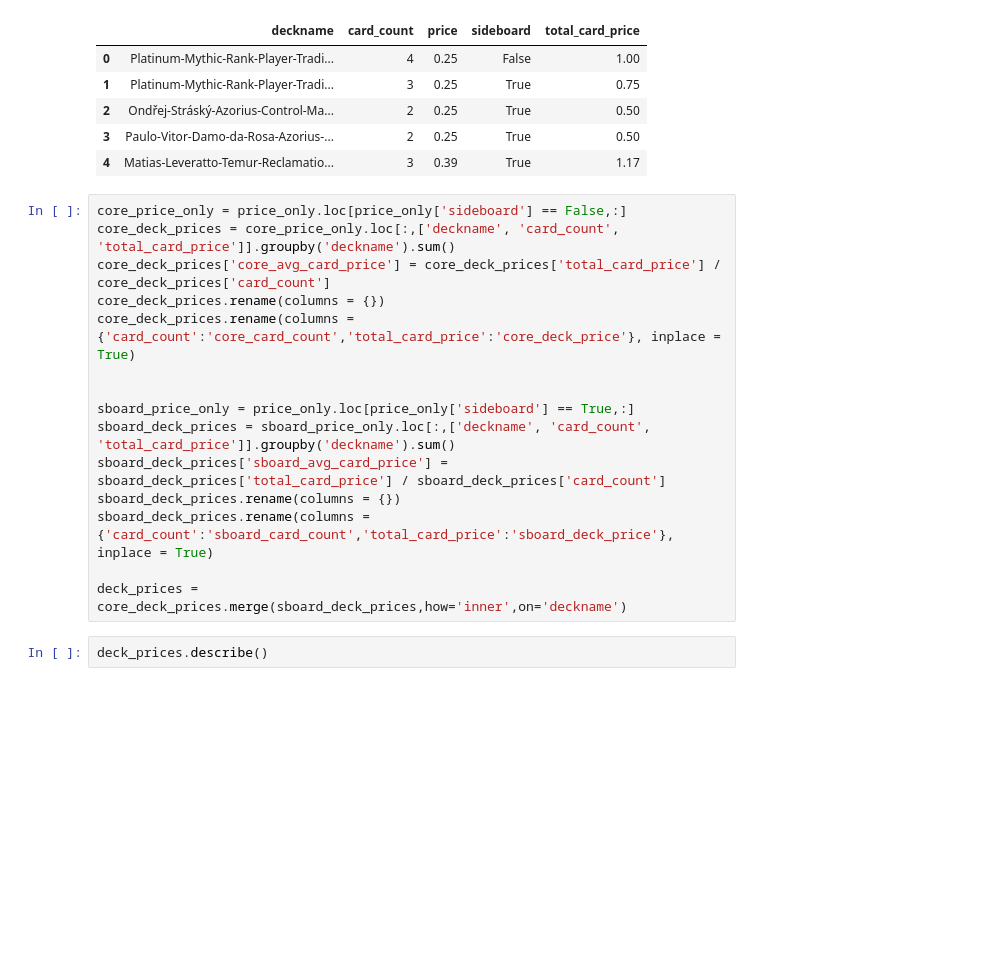
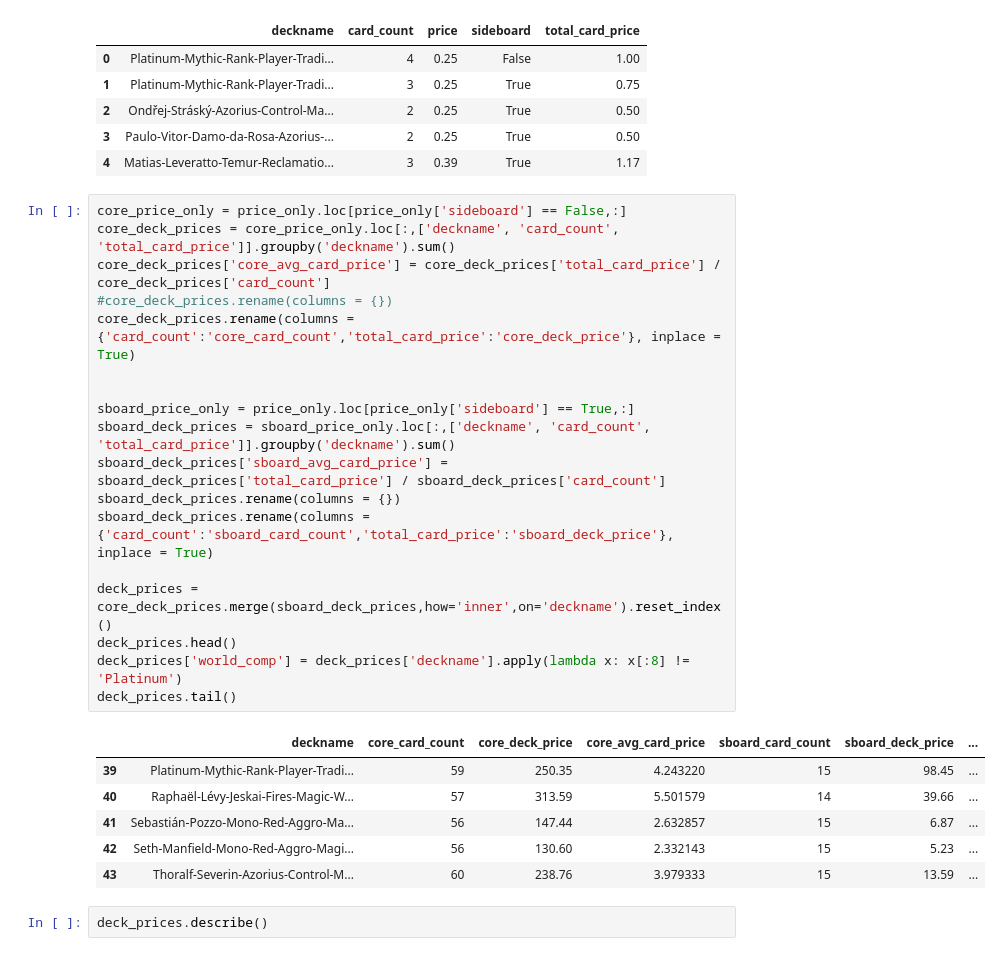
Before and after one commit to qitoahc/PayToWin_or_PayToPlay, a Jupyter notebook: notebooks/Deck price comparison.ipynb, the cells around one changed output. Drawn from its saved outputs; the diff is of its cells as text; blank space fills up the shorter version.

```diff
--- a/notebooks/Deck price comparison.ipynb
+++ b/notebooks/Deck price comparison.ipynb
@@ -136,18 +137,28 @@ price_only.head()
 # %%
 core_price_only = price_only.loc[price_only['sideboard'] == False,:]
 core_deck_prices = core_price_only.loc[:,['deckname', 'card_count', 'total_card_price']].groupby('deckname').sum()
 core_deck_prices['core_avg_card_price'] = core_deck_prices['total_card_price'] / core_deck_prices['card_count']
-core_deck_prices.rename(columns = {})
+#core_deck_prices.rename(columns = {})
 core_deck_prices.rename(columns = {'card_count':'core_card_count','total_card_price':'core_deck_price'}, inplace = True)
 
 
 sboard_price_only = price_only.loc[price_only['sideboard'] == True,:]
 sboard_deck_prices = sboard_price_only.loc[:,['deckname', 'card_count', 'total_card_price']].groupby('deckname').sum()
 sboard_deck_prices['sboard_avg_card_price'] = sboard_deck_prices['total_card_price'] / sboard_deck_prices['card_count']
 sboard_deck_prices.rename(columns = {})
 sboard_deck_prices.rename(columns = {'card_count':'sboard_card_count','total_card_price':'sboard_deck_price'}, inplace = True)
 
-deck_prices = core_deck_prices.merge(sboard_deck_prices,how='inner',on='deckname')
+deck_prices = core_deck_prices.merge(sboard_deck_prices,how='inner',on='deckname').reset_index()
+deck_prices.head()
+deck_prices['world_comp'] = deck_prices['deckname'].apply(lambda x: x[:8] != 'Platinum')
+deck_prices.tail()
+# %% [output]
+|  | deckname | core_card_count | core_deck_price | core_avg_card_price | sboard_card_count | sboard_deck_price | ... |
+| 39 | Platinum-Mythic-Rank-Player-Tradi... | 59 | 250.35 | 4.243220 | 15 | 98.45 | ... |
+| 40 | Raphaël-Lévy-Jeskai-Fires-Magic-W... | 57 | 313.59 | 5.501579 | 14 | 39.66 | ... |
+| 41 | Sebastián-Pozzo-Mono-Red-Aggro-Ma... | 56 | 147.44 | 2.632857 | 15 | 6.87 | ... |
+| 42 | Seth-Manfield-Mono-Red-Aggro-Magi... | 56 | 130.60 | 2.332143 | 15 | 5.23 | ... |
+| 43 | Thoralf-Severin-Azorius-Control-M... | 60 | 238.76 | 3.979333 | 15 | 13.59 | ... |
 # %%
 deck_prices.describe()
 # %% [output]
```
Also changed, not shown: parts of 20 cells of this notebook, 1 other file.
